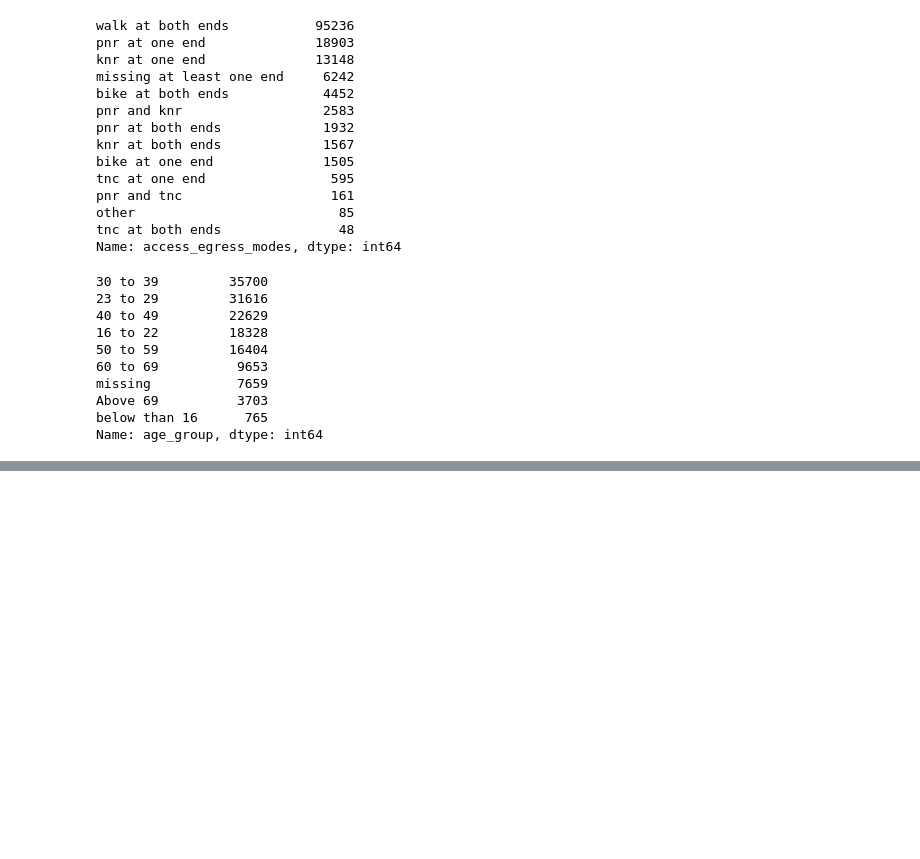
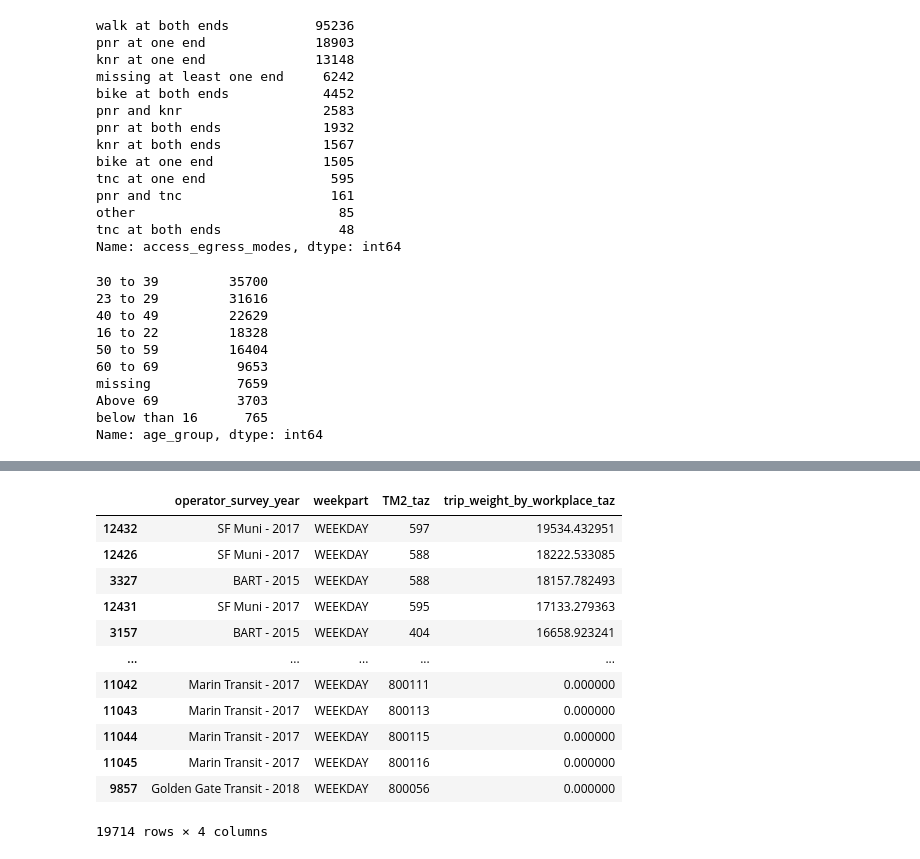
Before and after one commit to BayAreaMetro/transit-passenger-surveys, a Jupyter notebook: summaries/summary_for_Tableau.ipynb, the cells around one changed output, grey strips where cells are left out. Cells and saved outputs as stored; diff of their text form; code cells hidden in the pictures; blank space fills up the shorter version.

```diff
--- a/summaries/summary_for_Tableau.ipynb
+++ b/summaries/summary_for_Tableau.ipynb
@@ -332,0 +462,16 @@ TM2_taz_summary.to_csv((os.path.join('M:\\Data\\OnBoard\\Data and Reports\\_data
+# %%
+TM2_taz_summary.loc[TM2_taz_summary.TM2_taz > 0].groupby(['operator_survey_year','weekpart', 'TM2_taz']).trip_weight_by_workplace_taz.sum().reset_index().sort_values(by='trip_weight_by_workplace_taz', ascending=False)
+# %% [output]
+|  | operator_survey_year | weekpart | TM2_taz | trip_weight_by_workplace_taz |
+| 12432 | SF Muni - 2017 | WEEKDAY | 597 | 19534.432951 |
+| 12426 | SF Muni - 2017 | WEEKDAY | 588 | 18222.533085 |
+| 3327 | BART - 2015 | WEEKDAY | 588 | 18157.782493 |
+| 12431 | SF Muni - 2017 | WEEKDAY | 595 | 17133.279363 |
+| 3157 | BART - 2015 | WEEKDAY | 404 | 16658.923241 |
+| ... | ... | ... | ... | ... |
+| 11042 | Marin Transit - 2017 | WEEKDAY | 800111 | 0.000000 |
+| 11043 | Marin Transit - 2017 | WEEKDAY | 800113 | 0.000000 |
+| 11044 | Marin Transit - 2017 | WEEKDAY | 800115 | 0.000000 |
+| 11045 | Marin Transit - 2017 | WEEKDAY | 800116 | 0.000000 |
+| 9857 | Golden Gate Transit - 2018 | WEEKDAY | 800056 | 0.000000 |
+19714 rows × 4 columns
```
Also changed, not shown: parts of 26 cells of this notebook.
